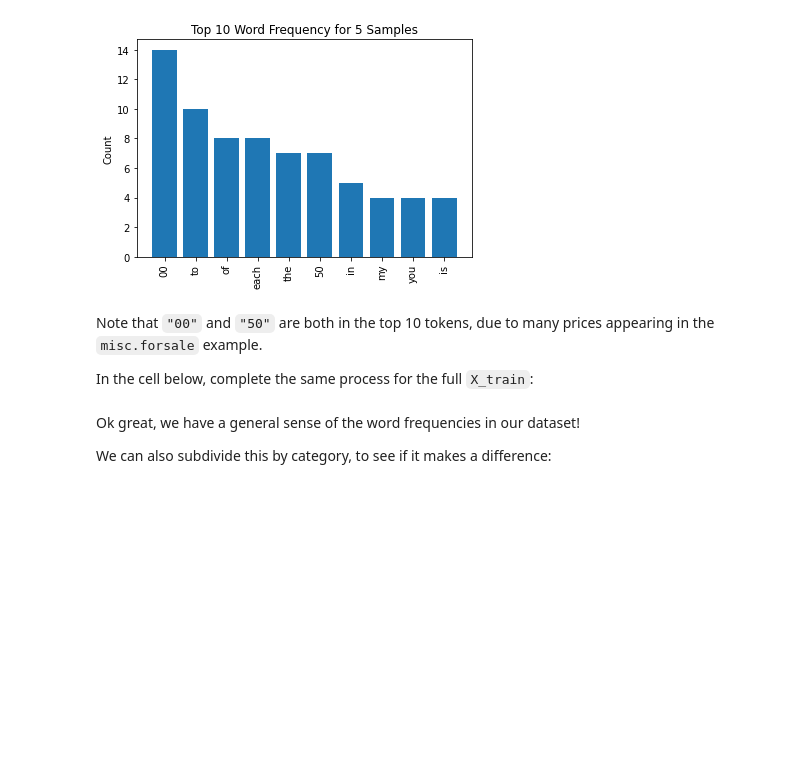
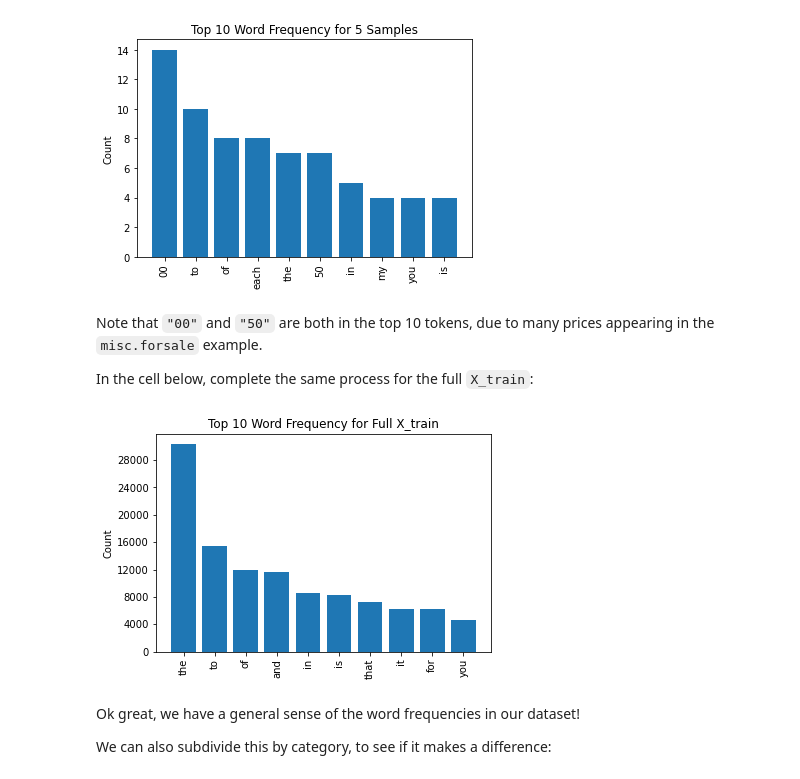
Before and after one commit to Bestina2024/dsc-nlp-lab, a Jupyter notebook: index.ipynb, the cells around one changed output. Drawn from its saved outputs; the diff is of its cells as text; code cells hidden in the pictures; blank space fills up the shorter version.

Commit message:
frequesny x-train

```diff
--- a/index.ipynb
+++ b/index.ipynb
@@ -462,11 +462,13 @@ In the cell below, complete the same process for the full `X_train`:
 # %%
 # Replace None with appropriate code
 
 # Create a frequency distribution for X_train
-train_freq_dist = None
+train_freq_dist = FreqDist(X_train["text_tokenized"].explode())
 
 # Plot the top 10 tokens
-None
+visualize_top_10(train_freq_dist, "Top 10 Word Frequency for Full X_train")
+# %% [output]
+[figure, added]
 # %% [markdown]
 Ok great, we have a general sense of the word frequencies in our dataset!
 
```
